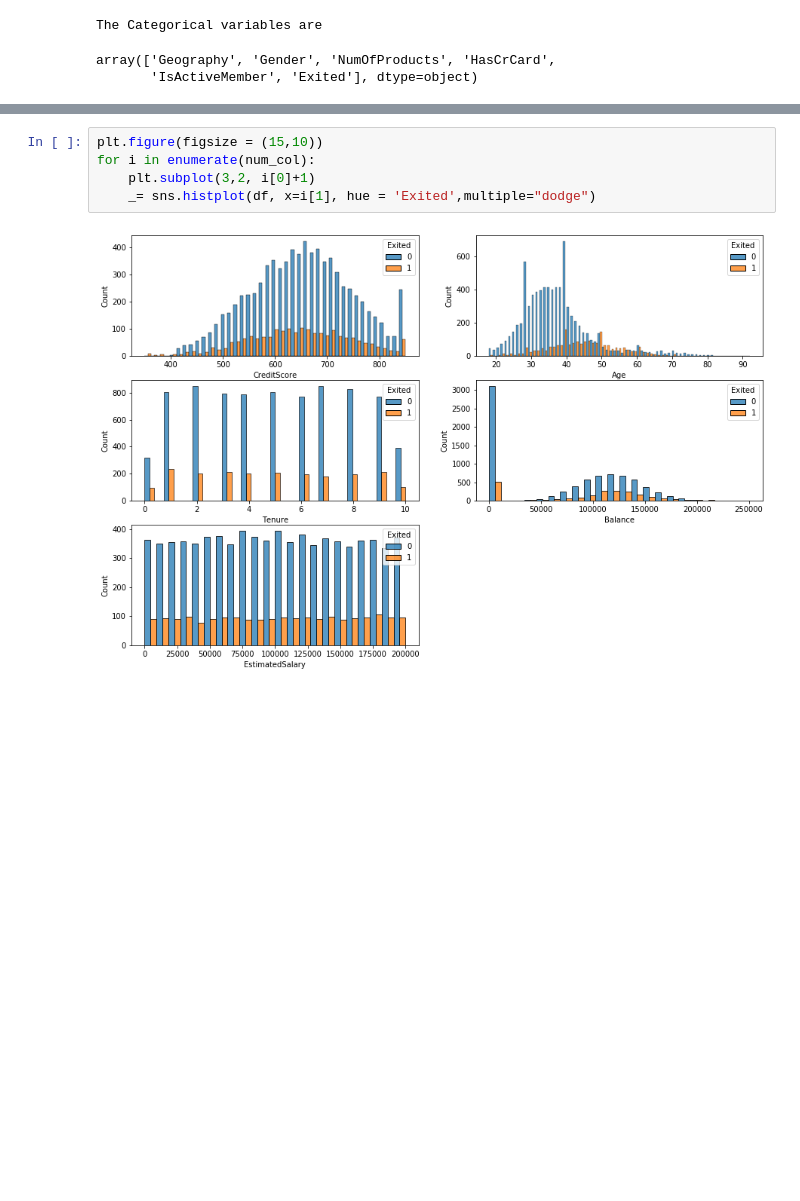
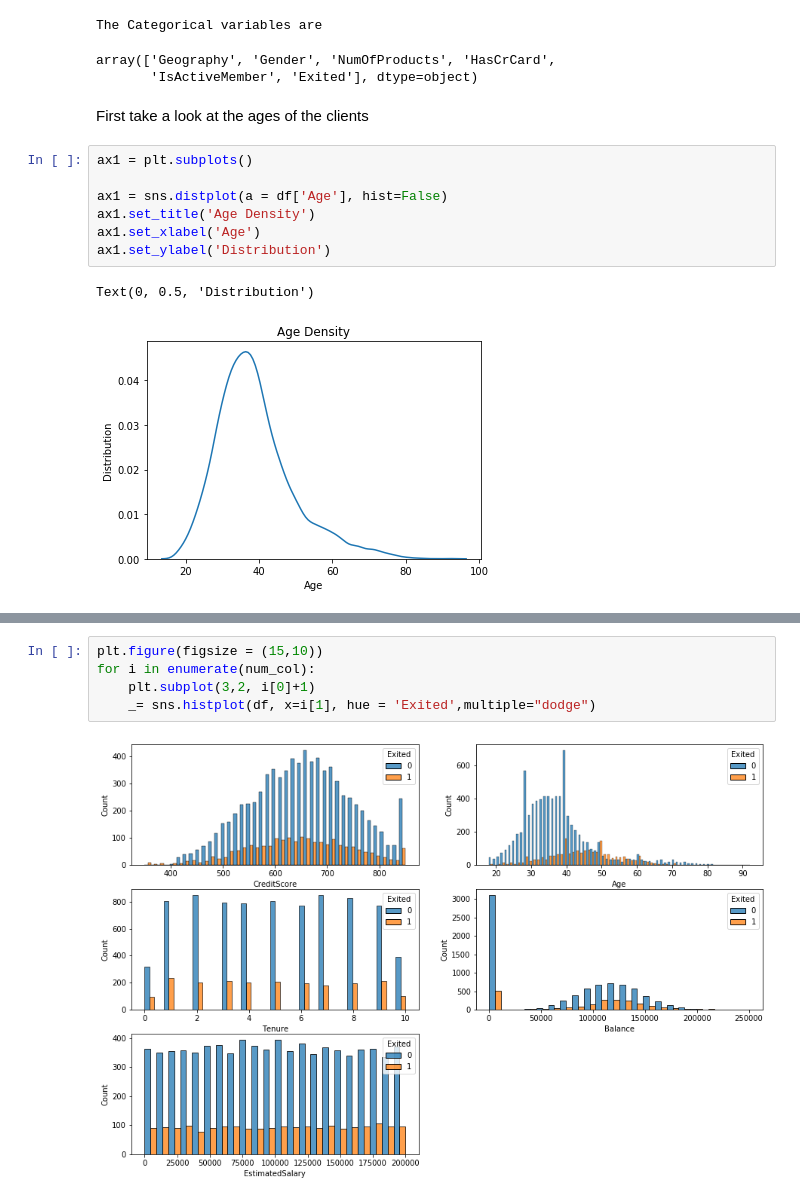
Before and after one commit to lukeyuan31/Churn_Visulization, a Jupyter notebook: churn_visulization.ipynb, the cells around one changed output, grey strips where cells are left out. Saved outputs shown, nothing was run; the diff lists cells and outputs as text; blank space fills up the shorter version.

```diff
--- a/churn_visulization.ipynb
+++ b/churn_visulization.ipynb
@@ -47,3 +50,15 @@ cat_col
 The Categorical variables are
 array(['Geography', 'Gender', 'NumOfProducts', 'HasCrCard',
        'IsActiveMember', 'Exited'], dtype=object)
+# %% [markdown]
+First take a look at the ages of the clients
+# %%
+ax1 = plt.subplots()
+
+ax1 = sns.distplot(a = df['Age'], hist=False)
+ax1.set_title('Age Density')
+ax1.set_xlabel('Age')
+ax1.set_ylabel('Distribution')
+# %% [output]
+Text(0, 0.5, 'Distribution')
+[figure, added]
```
Also changed, not shown: parts of 3 cells of this notebook.
